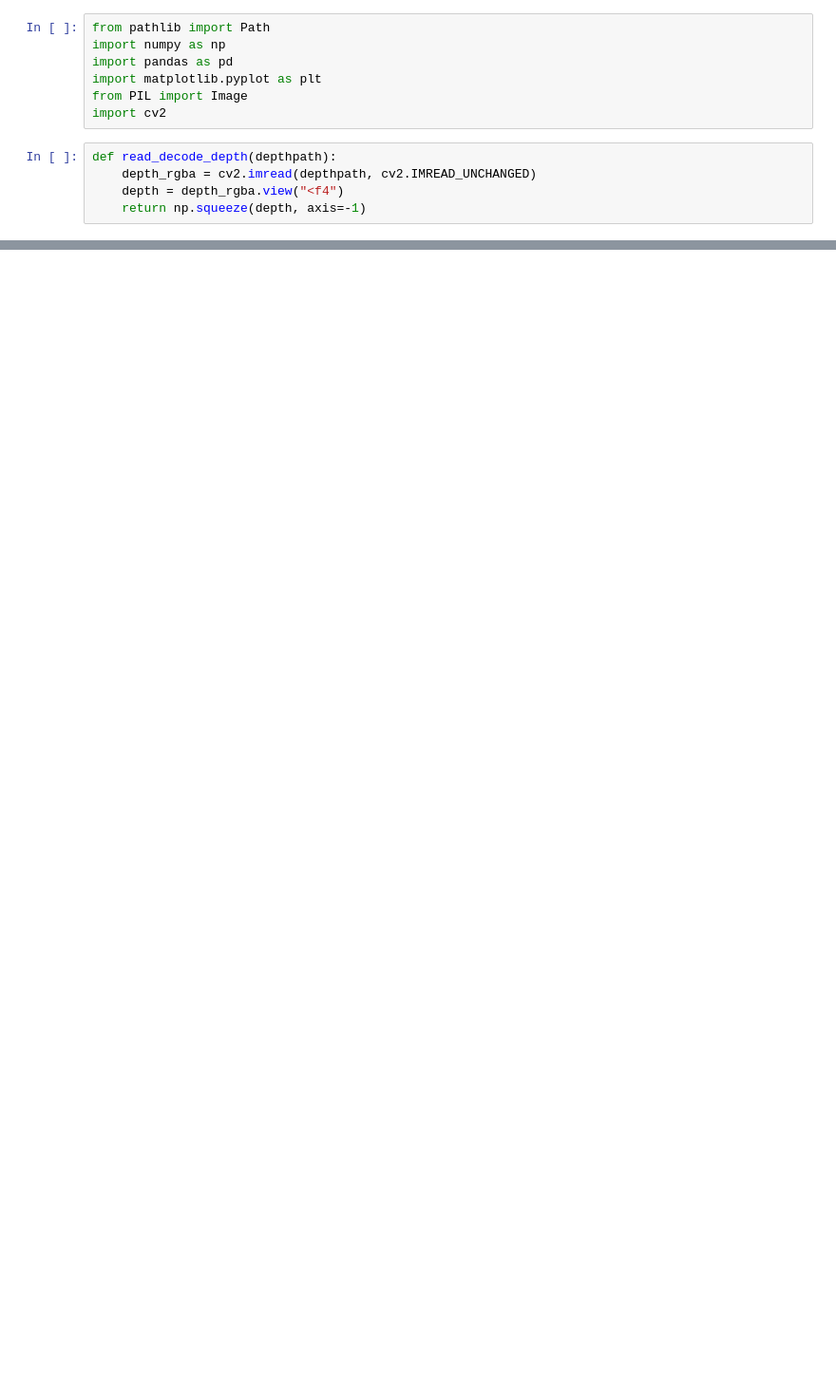
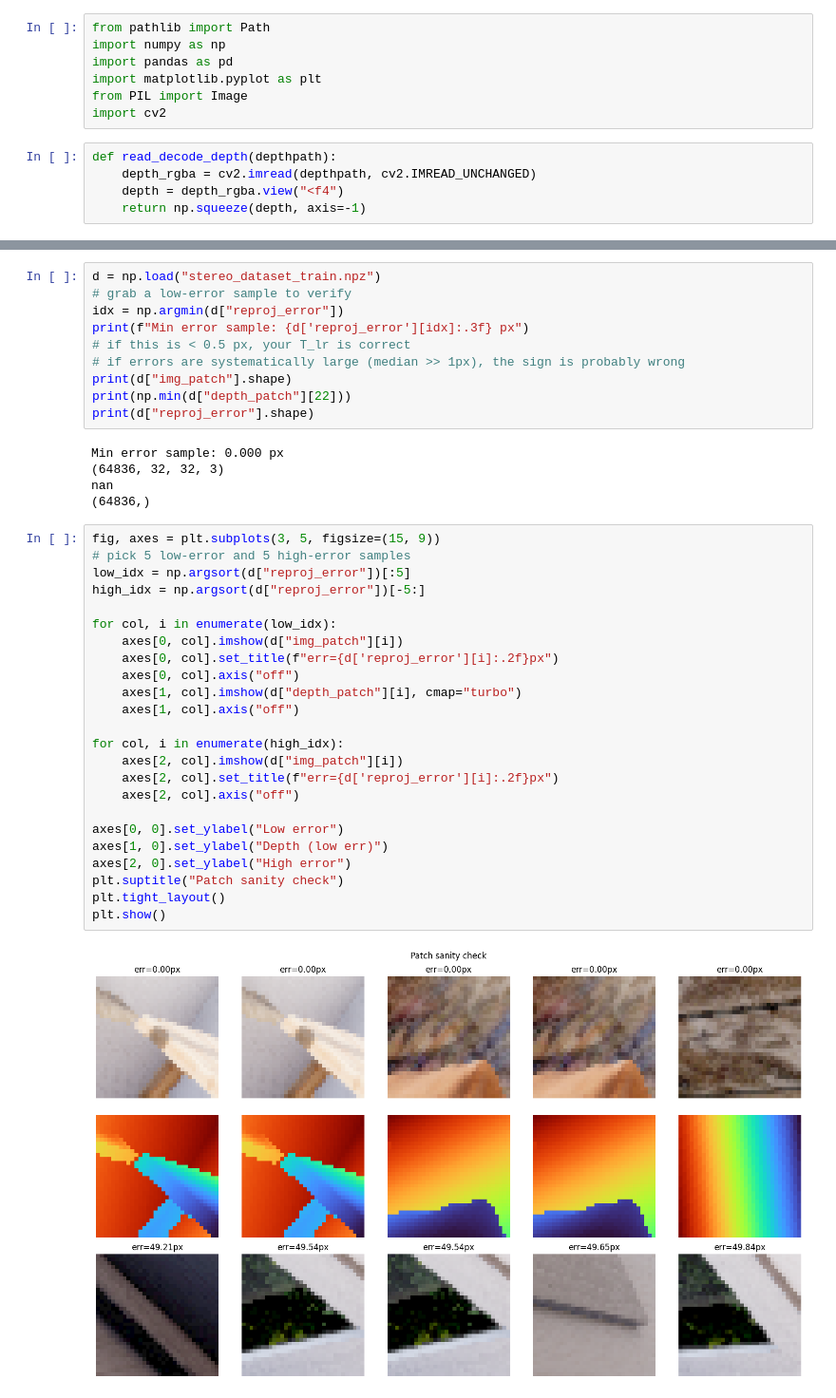
Before and after one commit to adamburhan/depth-uncertainty-slam, a Jupyter notebook: notebooks/depth-uncertainty-modeling.ipynb, the cells around one changed output, grey strips where cells are left out. Shown at 95% size. Saved outputs shown, nothing was run; the diff lists cells and outputs as text; blank space fills up the shorter version.

```diff
--- a/notebooks/depth-uncertainty-modeling.ipynb
+++ b/notebooks/depth-uncertainty-modeling.ipynb
@@ -653,0 +512,41 @@ Plus 1 below and 1 above for safety margin.
+# %%
+d = np.load("stereo_dataset_train.npz")
+# grab a low-error sample to verify
+idx = np.argmin(d["reproj_error"])
+print(f"Min error sample: {d['reproj_error'][idx]:.3f} px")
+# if this is < 0.5 px, your T_lr is correct
+# if errors are systematically large (median >> 1px), the sign is probably wrong
+print(d["img_patch"].shape)
+print(np.min(d["depth_patch"][22]))
+print(d["reproj_error"].shape)
+# %% [output]
+Min error sample: 0.000 px
+(64836, 32, 32, 3)
+nan
+(64836,)
+# %%
+fig, axes = plt.subplots(3, 5, figsize=(15, 9))
+# pick 5 low-error and 5 high-error samples
+low_idx = np.argsort(d["reproj_error"])[:5]
+high_idx = np.argsort(d["reproj_error"])[-5:]
+
+for col, i in enumerate(low_idx):
+    axes[0, col].imshow(d["img_patch"][i])
+    axes[0, col].set_title(f"err={d['reproj_error'][i]:.2f}px")
+    axes[0, col].axis("off")
+    axes[1, col].imshow(d["depth_patch"][i], cmap="turbo")
+    axes[1, col].axis("off")
+
+for col, i in enumerate(high_idx):
+    axes[2, col].imshow(d["img_patch"][i])
+    axes[2, col].set_title(f"err={d['reproj_error'][i]:.2f}px")
+    axes[2, col].axis("off")
+
+axes[0, 0].set_ylabel("Low error")
+axes[1, 0].set_ylabel("Depth (low err)")
+axes[2, 0].set_ylabel("High error")
+plt.suptitle("Patch sanity check")
+plt.tight_layout()
+plt.show()
+# %% [output]
+[figure, added]
```
Also changed, not shown: parts of 21 cells of this notebook, 5 other files.
